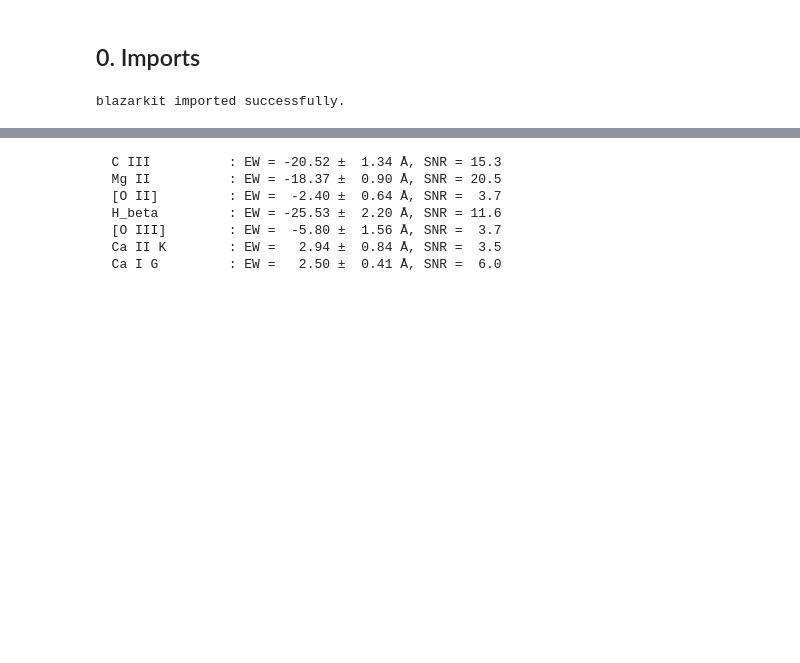
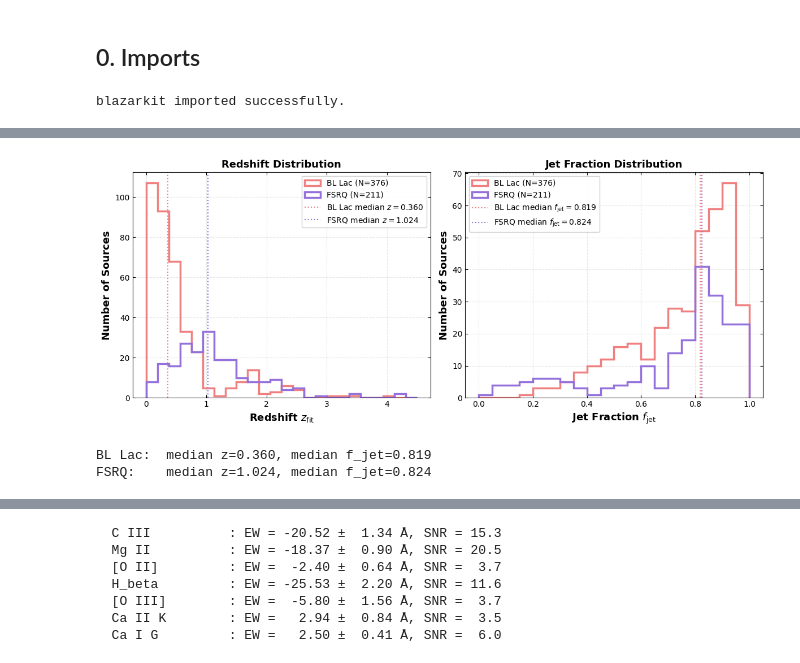
Before and after one commit to minlowie/Blazar-Analysis-Pipeline, a Jupyter notebook: demo.ipynb, the cells around one changed output, grey strips where cells are left out. Cells and saved outputs as stored; diff of their text form; code cells hidden in the pictures; blank space fills up the shorter version.

```diff
--- a/demo.ipynb
+++ b/demo.ipynb
@@ -55,0 +135,68 @@ blazarkit imported successfully.
+# %%
+# Jet fraction vs redshift coloured by best-fit model
+bl_mask   = np.array(['Powerlaw+Galaxy' in m or m == 'Powerlaw'
+                       for m in vac['BEST_MODEL']])
+fsrq_mask = np.array(['Powerlaw+QSO' in m or 'Powerlaw+Lines' in m
+                       for m in vac['BEST_MODEL']])
+
+z_vals   = np.array(vac['Z_fit'],        dtype=float)
+jet_vals = np.array(vac['Jet_Fraction'], dtype=float)
+sn_vals  = np.array(vac['SNR'],          dtype=float)
+sn_mask  = sn_vals >= 3
+
+fig, (ax1, ax2) = plt.subplots(1, 2, figsize=(12, 5))
+
+bins_z   = np.linspace(0, 4.5, 25)
+bins_jet = np.linspace(0, 1, 21)
+
+# Redshift distribution
+ax1.hist(z_vals[bl_mask & sn_mask], bins=bins_z, histtype='step',
+         color='lightcoral', linewidth=2.5, linestyle='-',
+         label=f'BL Lac (N={np.sum(bl_mask & sn_mask)})')
+ax1.hist(z_vals[fsrq_mask & sn_mask], bins=bins_z, histtype='step',
+         color='mediumpurple', linewidth=2.5, linestyle='-',
+         label=f'FSRQ (N={np.sum(fsrq_mask & sn_mask)})')
+ax1.axvline(np.nanmedian(z_vals[bl_mask & sn_mask]),
+            color='lightcoral', ls=':', lw=1.5,
+            label=f'BL Lac median $z={np.nanmedian(z_vals[bl_mask & sn_mask]):.3f}$')
+ax1.axvline(np.nanmedian(z_vals[fsrq_mask & sn_mask]),
+            color='mediumpurple', ls=':', lw=1.5,
+            label=f'FSRQ median $z={np.nanmedian(z_vals[fsrq_mask & sn_mask]):.3f}$')
+ax1.set_xlabel(r'Redshift $z_{\rm fit}$', fontsize=13, fontweight='bold')
+ax1.set_ylabel('Number of Sources', fontsize=13, fontweight='bold')
+ax1.set_title('Redshift Distribution', fontsize=13, fontweight='bold')
+ax1.legend(fontsize=10, framealpha=0.95)
+ax1.grid(alpha=0.3, linestyle='--')
+ax1.tick_params(direction='in', top=True, right=True)
+
+# Jet fraction distribution
+ax2.hist(jet_vals[bl_mask & sn_mask], bins=bins_jet, histtype='step',
+         color='lightcoral', linewidth=2.5, linestyle='-',
+         label=f'BL Lac (N={np.sum(bl_mask & sn_mask)})')
+ax2.hist(jet_vals[fsrq_mask & sn_mask], bins=bins_jet, histtype='step',
+         color='mediumpurple', linewidth=2.5, linestyle='-',
+         label=f'FSRQ (N={np.sum(fsrq_mask & sn_mask)})')
+ax2.axvline(np.nanmedian(jet_vals[bl_mask & sn_mask]),
+            color='lightcoral', ls=':', lw=1.5,
+            label=f'BL Lac median $f_{{\\rm jet}}={np.nanmedian(jet_vals[bl_mask & sn_mask]):.3f}$')
+ax2.axvline(np.nanmedian(jet_vals[fsrq_mask & sn_mask]),
+            color='mediumpurple', ls=':', lw=1.5,
+            label=f'FSRQ median $f_{{\\rm jet}}={np.nanmedian(jet_vals[fsrq_mask & sn_mask]):.3f}$')
+ax2.set_xlabel(r'Jet Fraction $f_{\rm jet}$', fontsize=13, fontweight='bold')
+ax2.set_ylabel('Number of Sources', fontsize=13, fontweight='bold')
+ax2.set_title('Jet Fraction Distribution', fontsize=13, fontweight='bold')
+ax2.legend(fontsize=10, framealpha=0.95)
+ax2.grid(alpha=0.3, linestyle='--')
+ax2.tick_params(direction='in', top=True, right=True)
+
+plt.tight_layout()
+plt.show()
+
+print(f'BL Lac:  median z={np.nanmedian(z_vals[bl_mask & sn_mask]):.3f}, '
+      f'median f_jet={np.nanmedian(jet_vals[bl_mask & sn_mask]):.3f}')
+print(f'FSRQ:    median z={np.nanmedian(z_vals[fsrq_mask & sn_mask]):.3f}, '
+      f'median f_jet={np.nanmedian(jet_vals[fsrq_mask & sn_mask]):.3f}')
+# %% [output]
+[figure, added]
+BL Lac:  median z=0.360, median f_jet=0.819
+FSRQ:    median z=1.024, median f_jet=0.824
```
Also changed, not shown: parts of 27 cells of this notebook.
